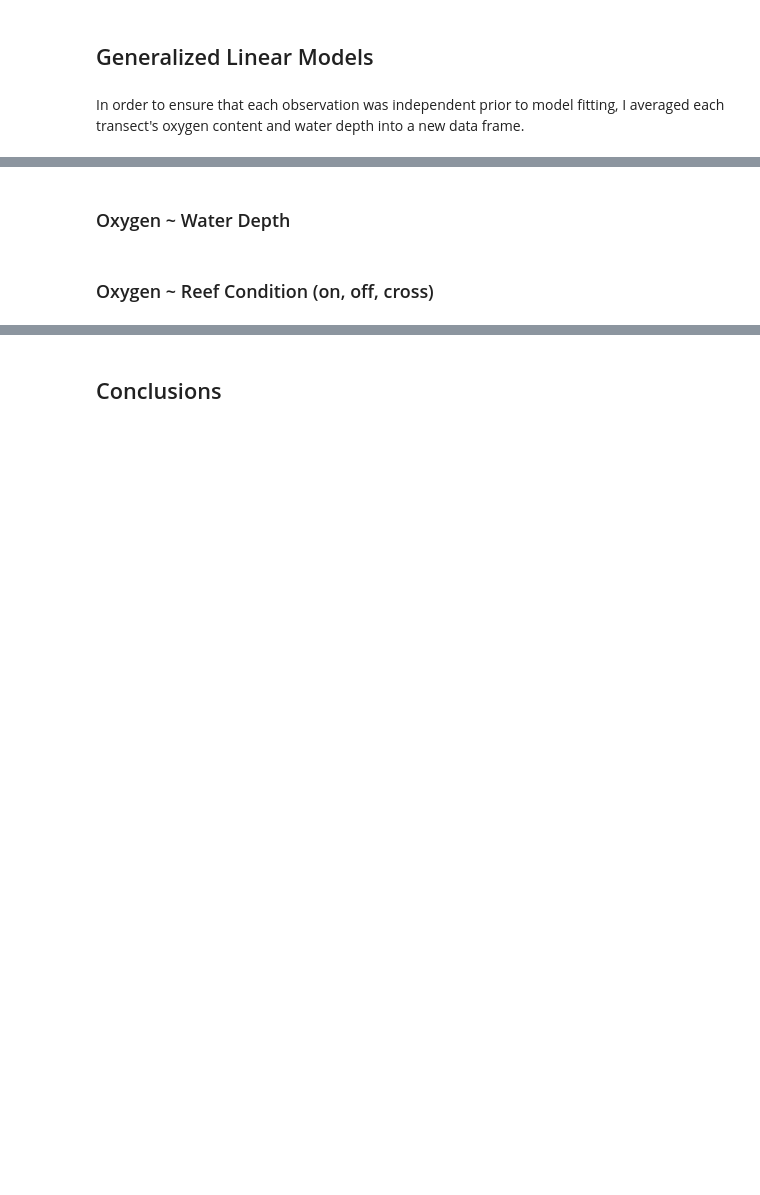
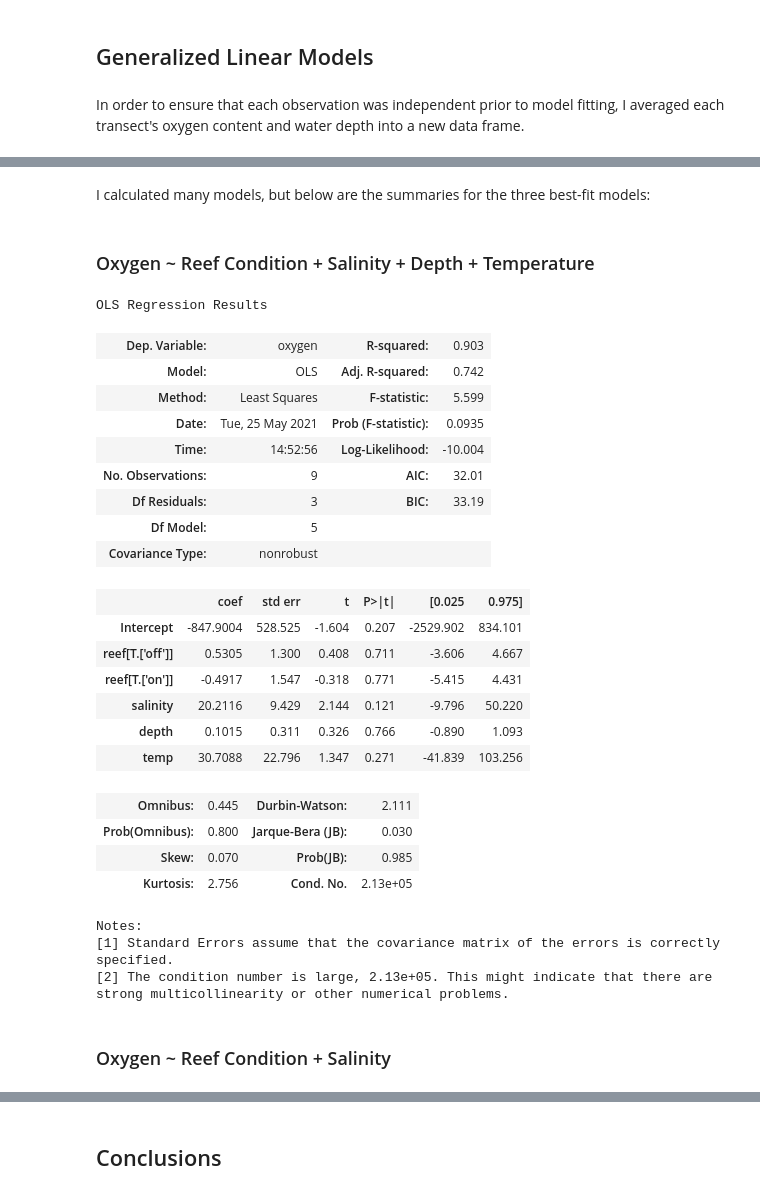
Before and after one commit to isaakh12/final_project, a Jupyter notebook: final_project.ipynb, the cells around one changed output, grey strips where cells are left out. Cells and saved outputs as stored; diff of their text form; code cells hidden in the pictures; blank space fills up the shorter version.

```diff
--- a/final_project.ipynb
+++ b/final_project.ipynb
@@ -102,8 +153,36 @@ df_means
+# %% [markdown]
+I calculated many models, but below are the summaries for the three best-fit models:
 # %% [markdown]
-### Oxygen ~ Water Depth
+### Oxygen ~ Reef Condition + Salinity + Depth + Temperature
 # %%
-model_depth = smf.ols('oxygen ~ 1 + depth', data = df_means).fit()
-model_depth.summary()
+model_all = smf.ols('oxygen ~ 1 + reef + salinity + depth + temp', data = df_means).fit()
+model_all.summary()
+# %% [output]
+OLS Regression Results
+| Dep. Variable: | oxygen | R-squared: | 0.903 |
+| Model: | OLS | Adj. R-squared: | 0.742 |
+| Method: | Least Squares | F-statistic: | 5.599 |
+| Date: | Tue, 25 May 2021 | Prob (F-statistic): | 0.0935 |
+| Time: | 14:52:56 | Log-Likelihood: | -10.004 |
+| No. Observations: | 9 | AIC: | 32.01 |
+| Df Residuals: | 3 | BIC: | 33.19 |
+| Df Model: | 5 |  |  |
+| Covariance Type: | nonrobust |  |  |
+|  | coef | std err | t | P>|t| | [0.025 | 0.975] |
+| Intercept | -847.9004 | 528.525 | -1.604 | 0.207 | -2529.902 | 834.101 |
+| reef[T.['off']] | 0.5305 | 1.300 | 0.408 | 0.711 | -3.606 | 4.667 |
+| reef[T.['on']] | -0.4917 | 1.547 | -0.318 | 0.771 | -5.415 | 4.431 |
+| salinity | 20.2116 | 9.429 | 2.144 | 0.121 | -9.796 | 50.220 |
+| depth | 0.1015 | 0.311 | 0.326 | 0.766 | -0.890 | 1.093 |
+| temp | 30.7088 | 22.796 | 1.347 | 0.271 | -41.839 | 103.256 |
+| Omnibus: | 0.445 | Durbin-Watson: | 2.111 |
+| Prob(Omnibus): | 0.800 | Jarque-Bera (JB): | 0.030 |
+| Skew: | 0.070 | Prob(JB): | 0.985 |
+| Kurtosis: | 2.756 | Cond. No. | 2.13e+05 |
+Notes:
+[1] Standard Errors assume that the covariance matrix of the errors is correctly specified.
+[2] The condition number is large, 2.13e+05. This might indicate that there are
+strong multicollinearity or other numerical problems.
 # %% [markdown]
-### Oxygen ~ Reef Condition (on, off, cross)
+### Oxygen ~ Reef Condition + Salinity
 # %%
```
Also changed, not shown: parts of 18 cells of this notebook, 3 other files.
